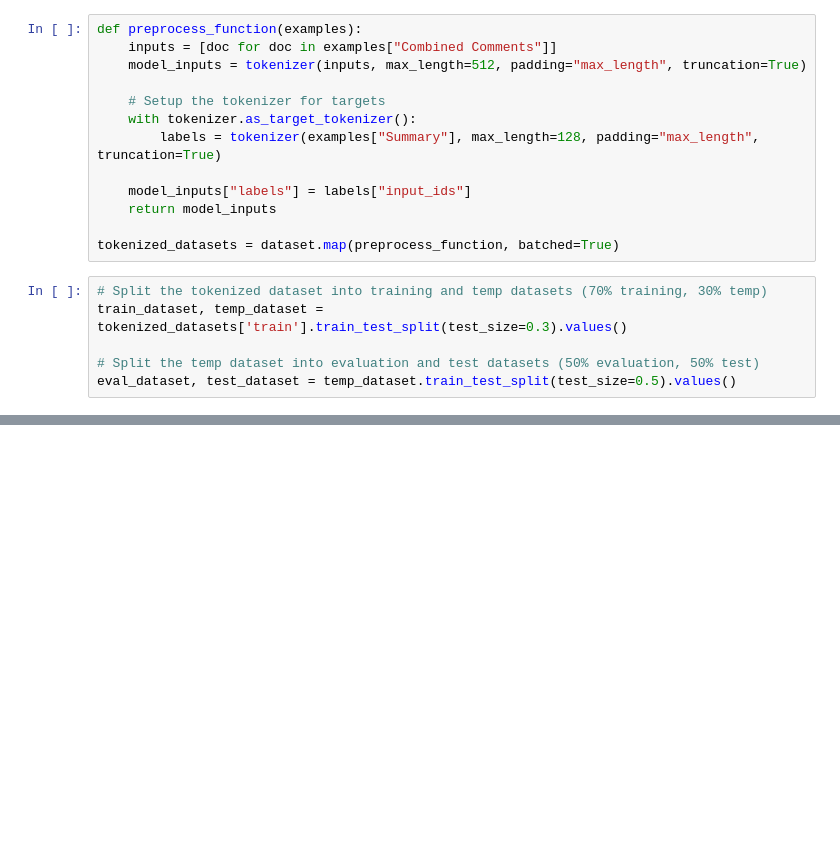
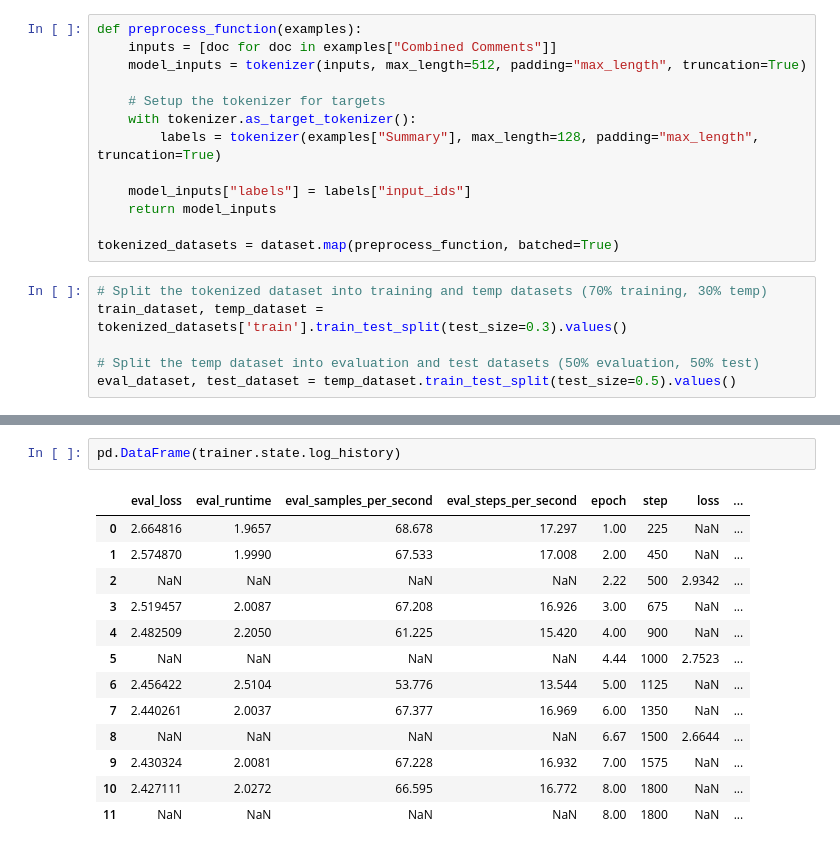
Before and after one commit to jjunhu/BiteWise, a Jupyter notebook: notebooks/t5.ipynb, the cells around one changed output, grey strips where cells are left out. Drawn from its saved outputs; the diff is of its cells as text; blank space fills up the shorter version.

```diff
--- a/notebooks/t5.ipynb
+++ b/notebooks/t5.ipynb
@@ -63,3 +92,19 @@ TrainOutput(global_step=675, training_loss=3.094055447048611, metrics={'train_ru
+# %%
+pd.DataFrame(trainer.state.log_history)
+# %% [output]
+|  | eval_loss | eval_runtime | eval_samples_per_second | eval_steps_per_second | epoch | step | loss | ... |
+| 0 | 2.664816 | 1.9657 | 68.678 | 17.297 | 1.00 | 225 | NaN | ... |
+| 1 | 2.574870 | 1.9990 | 67.533 | 17.008 | 2.00 | 450 | NaN | ... |
+| 2 | NaN | NaN | NaN | NaN | 2.22 | 500 | 2.9342 | ... |
+| 3 | 2.519457 | 2.0087 | 67.208 | 16.926 | 3.00 | 675 | NaN | ... |
+| 4 | 2.482509 | 2.2050 | 61.225 | 15.420 | 4.00 | 900 | NaN | ... |
+| 5 | NaN | NaN | NaN | NaN | 4.44 | 1000 | 2.7523 | ... |
+| 6 | 2.456422 | 2.5104 | 53.776 | 13.544 | 5.00 | 1125 | NaN | ... |
+| 7 | 2.440261 | 2.0037 | 67.377 | 16.969 | 6.00 | 1350 | NaN | ... |
+| 8 | NaN | NaN | NaN | NaN | 6.67 | 1500 | 2.6644 | ... |
+| 9 | 2.430324 | 2.0081 | 67.228 | 16.932 | 7.00 | 1575 | NaN | ... |
+| 10 | 2.427111 | 2.0272 | 66.595 | 16.772 | 8.00 | 1800 | NaN | ... |
+| 11 | NaN | NaN | NaN | NaN | 8.00 | 1800 | NaN | ... |
 # %%
 example = eval_dataset[1]
 inputs = tokenizer(example["Combined Comments"], return_tensors="pt", padding=True, truncation=True, max_length=512)
```
Also changed, not shown: parts of 8 cells of this notebook, 14 other files.
